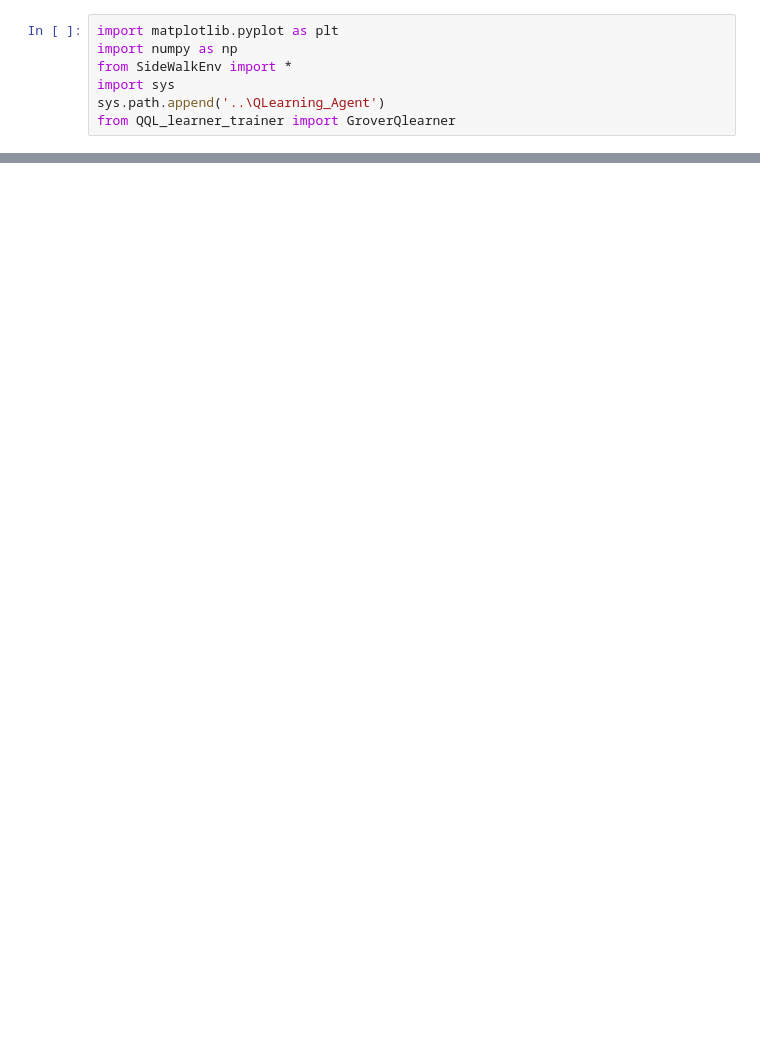
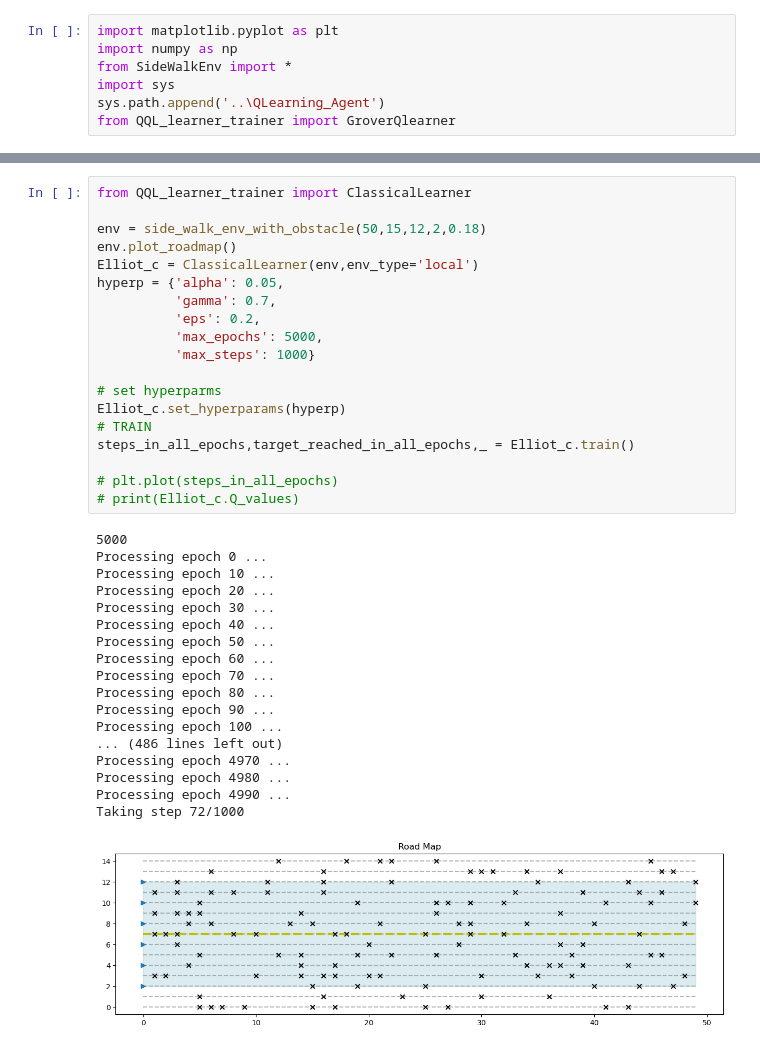
Before and after one commit to jiangzz-lab/GroverQLearning, a Jupyter notebook: sidewalk_env/QLearning_sidewalk.ipynb, the cells around one changed output, grey strips where cells are left out. Cells and saved outputs as stored; diff of their text form; blank space fills up the shorter version.

```diff
--- a/sidewalk_env/QLearning_sidewalk.ipynb
+++ b/sidewalk_env/QLearning_sidewalk.ipynb
@@ -39,0 +66,38 @@ IndexError: index -16 is out of bounds for axis 1 with size 15
+# %%
+from QQL_learner_trainer import ClassicalLearner
+
+env = side_walk_env_with_obstacle(50,15,12,2,0.18)
+env.plot_roadmap()
+Elliot_c = ClassicalLearner(env,env_type='local')
+hyperp = {'alpha': 0.05,
+          'gamma': 0.7,
+          'eps': 0.2,
+          'max_epochs': 5000,
+          'max_steps': 1000}
+
+# set hyperparms
+Elliot_c.set_hyperparams(hyperp)
+# TRAIN
+steps_in_all_epochs,target_reached_in_all_epochs,_ = Elliot_c.train()
+
+# plt.plot(steps_in_all_epochs)
+# print(Elliot_c.Q_values)
+# %% [output]
+5000
+Processing epoch 0 ...
+Processing epoch 10 ...
+Processing epoch 20 ...
+Processing epoch 30 ...
+Processing epoch 40 ...
+Processing epoch 50 ...
+Processing epoch 60 ...
+Processing epoch 70 ...
+Processing epoch 80 ...
+Processing epoch 90 ...
+Processing epoch 100 ...
+... (486 lines left out)
+Processing epoch 4970 ...
+Processing epoch 4980 ...
+Processing epoch 4990 ...
+Taking step 72/1000
+[figure, added]
```
Also changed, not shown: parts of 4 cells of this notebook, 3 other files.
